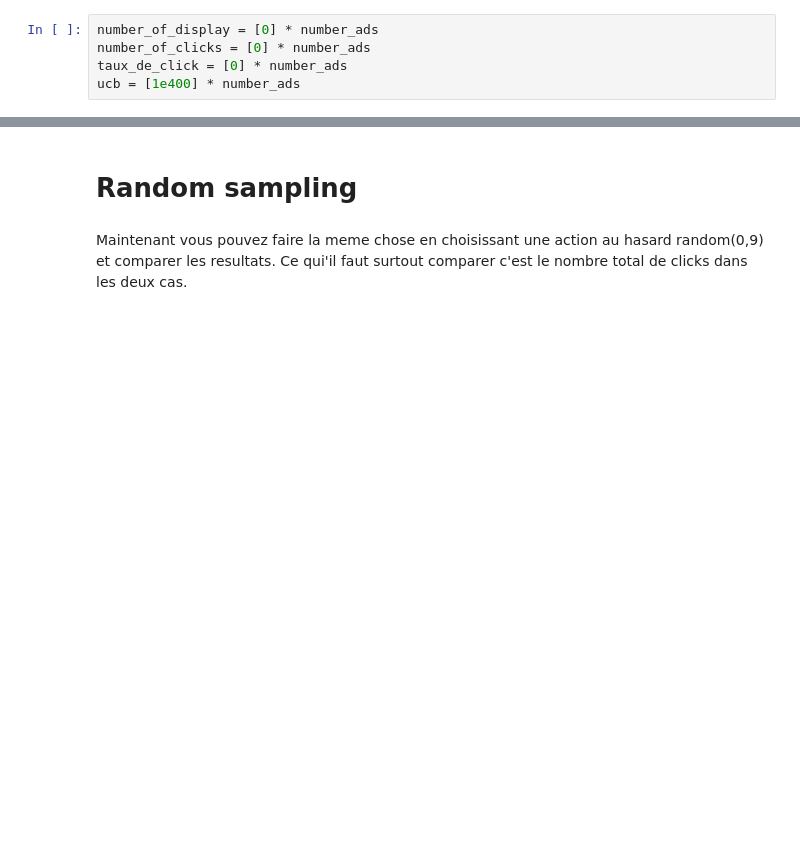
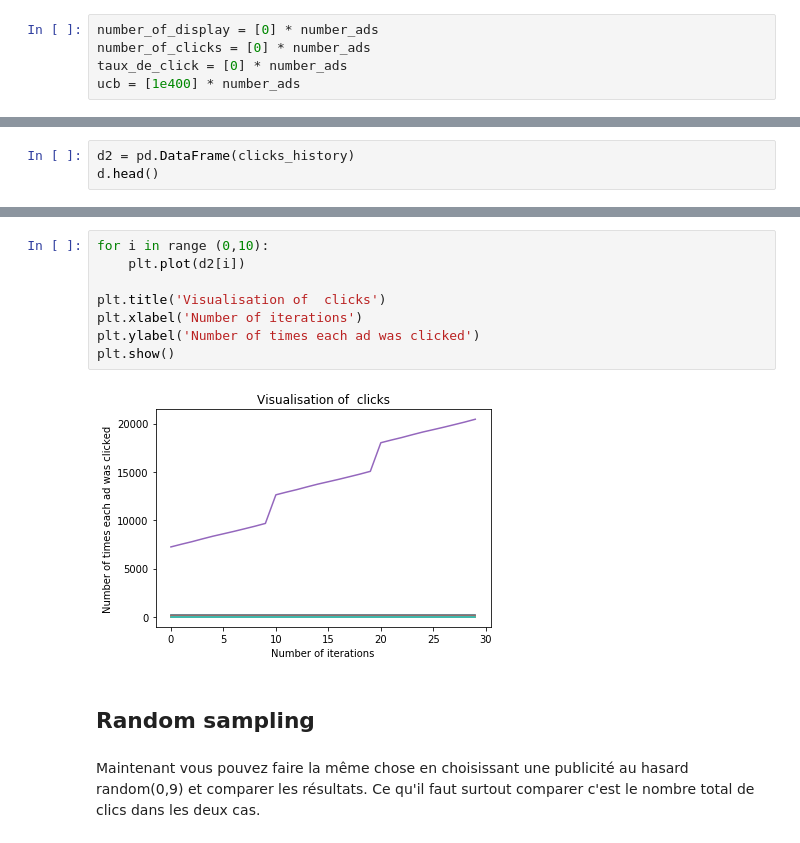
Before and after one commit to 42-AI/workshops_ml_2018, a Jupyter notebook: Semaine-9/exerciceUCB-Solution.ipynb, the cells around one changed output, grey strips where cells are left out. Saved outputs shown, nothing was run; the diff lists cells and outputs as text; blank space fills up the shorter version.

```diff
--- a/Semaine-9/exerciceUCB-Solution.ipynb
+++ b/Semaine-9/exerciceUCB-Solution.ipynb
@@ -180,0 +371,3 @@ for i in range (0,10):
+# %%
+d2 = pd.DataFrame(clicks_history)
+d.head()
@@ -181,6 +393,16 @@ for i in range (0,10):
+# %%
+for i in range (0,10):
+    plt.plot(d2[i])
+
+plt.title('Visualisation of  clicks')
+plt.xlabel('Number of iterations')
+plt.ylabel('Number of times each ad was clicked')
+plt.show()
+# %% [output]
+[figure, added]
 # %% [markdown]
-# Random sampling
+## Random sampling
 # %% [markdown]
-Maintenant vous pouvez faire la meme chose en choisissant une action au hasard random(0,9)
-et comparer les resultats.
-Ce qui'il faut surtout comparer c'est le nombre total de clicks dans les deux cas.
+Maintenant vous pouvez faire la même chose en choisissant une publicité au hasard random(0,9)
+et comparer les résultats.
+Ce qu'il faut surtout comparer c'est le nombre total de clics dans les deux cas.
```
Also changed, not shown: parts of 87 cells of this notebook.
